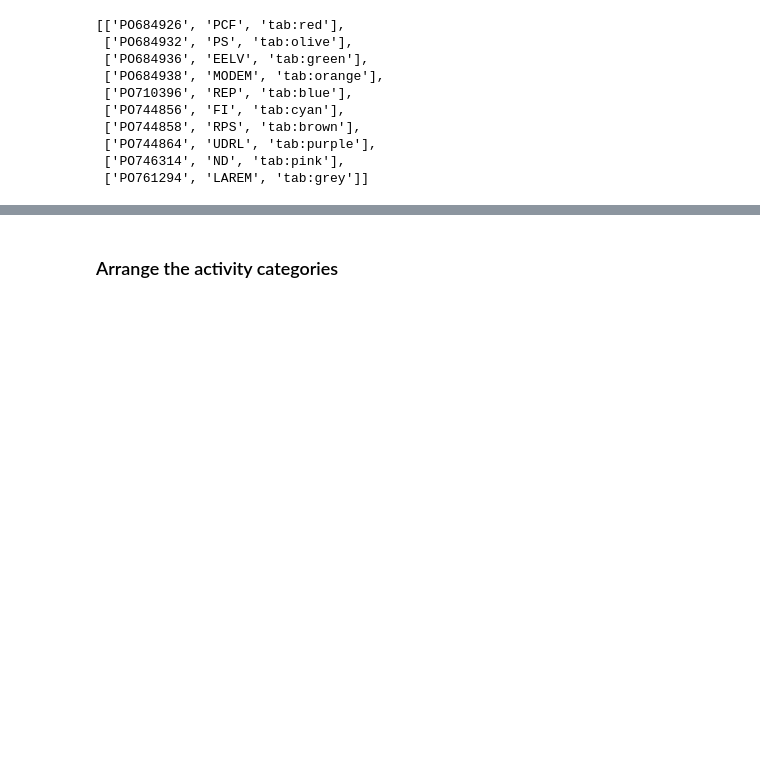
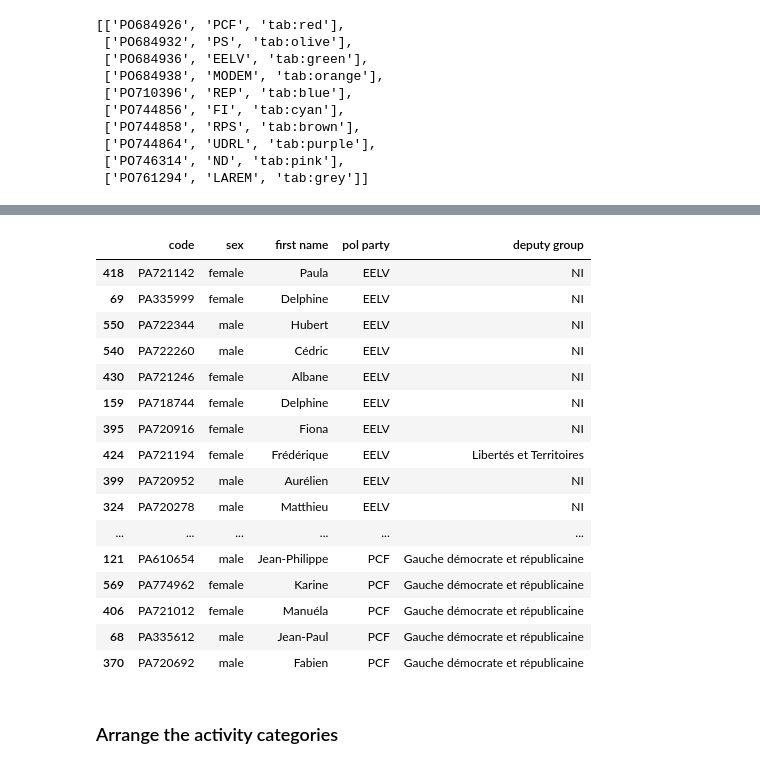
Before and after one commit to max-lutz/national-assembly, a Jupyter notebook: Data exploratory phase.ipynb, the cells around one changed output, grey strips where cells are left out. Cells and saved outputs as stored; diff of their text form; code cells hidden in the pictures; blank space fills up the shorter version.

```diff
--- a/Data exploratory phase.ipynb
+++ b/Data exploratory phase.ipynb
@@ -375,3 +402,24 @@ df_dep
+# %%
+pd.set_option('display.max_rows', 600)
+df_dep.drop(columns=['family name', 'activity', 'date of birth']).sort_values(by=['pol party'])
+# %% [output]
+|  | code | sex | first name | pol party | deputy group |
+| 418 | PA721142 | female | Paula | EELV | NI |
+| 69 | PA335999 | female | Delphine | EELV | NI |
+| 550 | PA722344 | male | Hubert | EELV | NI |
+| 540 | PA722260 | male | Cédric | EELV | NI |
+| 430 | PA721246 | female | Albane | EELV | NI |
+| 159 | PA718744 | female | Delphine | EELV | NI |
+| 395 | PA720916 | female | Fiona | EELV | NI |
+| 424 | PA721194 | female | Frédérique | EELV | Libertés et Territoires |
+| 399 | PA720952 | male | Aurélien | EELV | NI |
+| 324 | PA720278 | male | Matthieu | EELV | NI |
+| ... | ... | ... | ... | ... | ... |
+| 121 | PA610654 | male | Jean-Philippe | PCF | Gauche démocrate et républicaine |
+| 569 | PA774962 | female | Karine | PCF | Gauche démocrate et républicaine |
+| 406 | PA721012 | female | Manuéla | PCF | Gauche démocrate et républicaine |
+| 68 | PA335612 | male | Jean-Paul | PCF | Gauche démocrate et républicaine |
+| 370 | PA720692 | male | Fabien | PCF | Gauche démocrate et républicaine |
 # %% [markdown]
 ### Arrange the activity categories
 # %%
```
Also changed, not shown: parts of 9 cells of this notebook, 1 other file.
